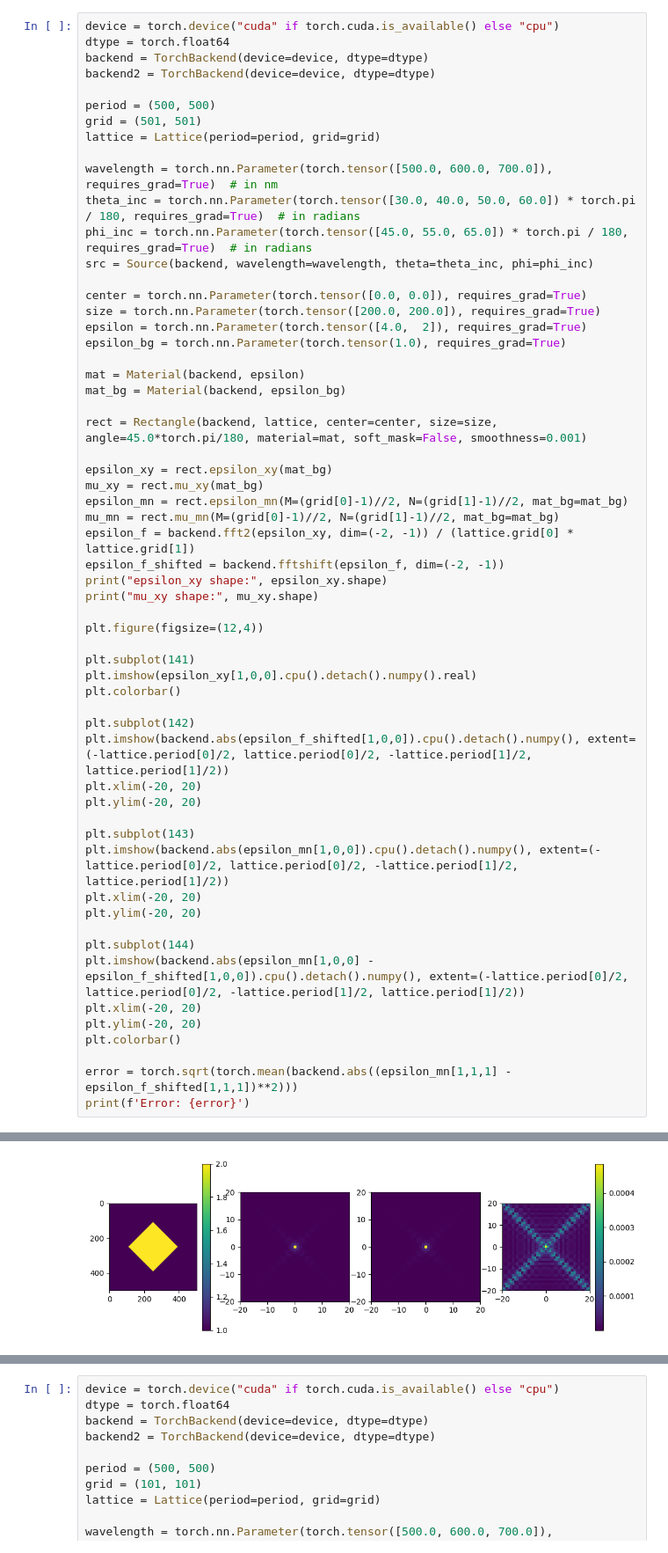
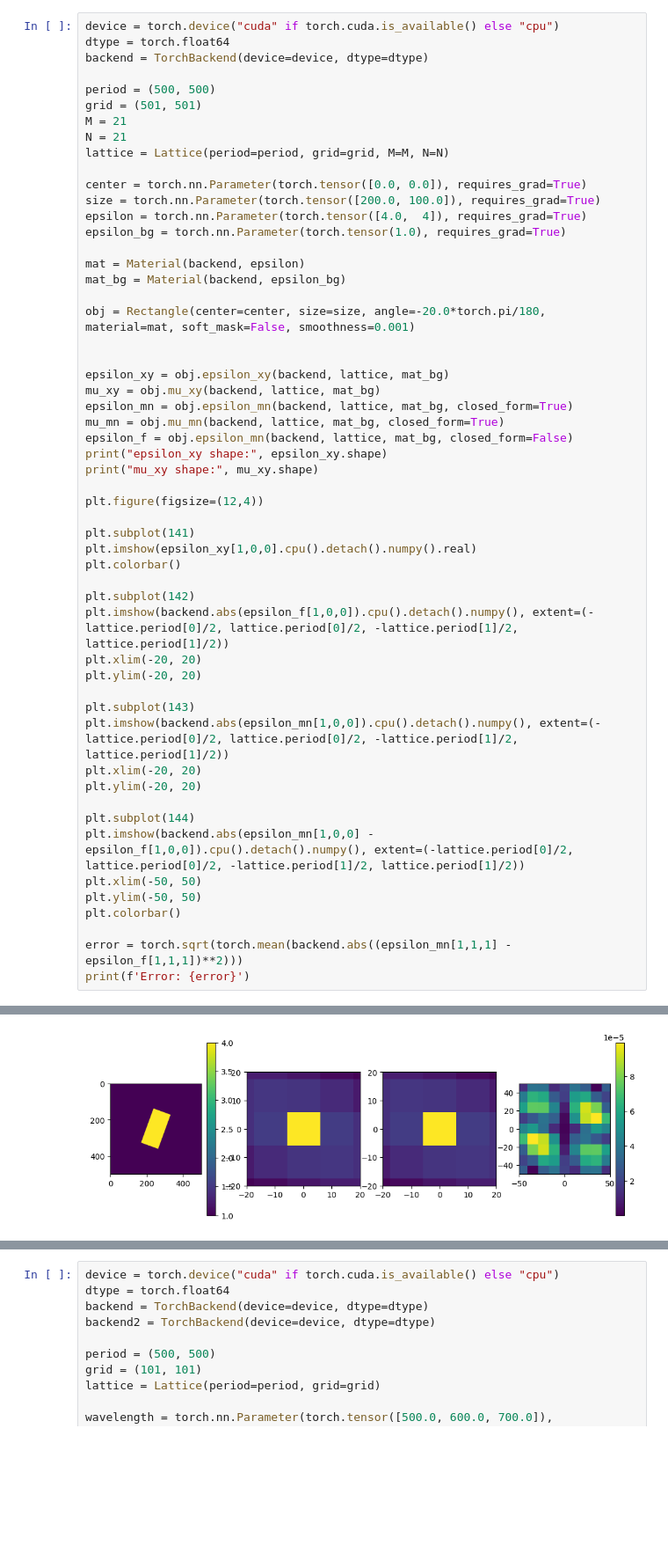
Before and after one commit to RodionovSA/metarcwa, a Jupyter notebook: test.ipynb, the cells around one changed output, grey strips where cells are left out. Shown at 88% size. Saved outputs shown, nothing was run; the diff lists cells and outputs as text; blank space fills up the shorter version.

```diff
--- a/test.ipynb
+++ b/test.ipynb
@@ -125,33 +29,29 @@ d Kx / d n_inc: tensor([103.2880, 103.2880, 103.2880, 103.2880, 103.2880])
 device = torch.device("cuda" if torch.cuda.is_available() else "cpu")
 dtype = torch.float64
 backend = TorchBackend(device=device, dtype=dtype)
-backend2 = TorchBackend(device=device, dtype=dtype)
 
 period = (500, 500)
 grid = (501, 501)
-lattice = Lattice(period=period, grid=grid)
-
-wavelength = torch.nn.Parameter(torch.tensor([500.0, 600.0, 700.0]), requires_grad=True)  # in nm
-theta_inc = torch.nn.Parameter(torch.tensor([30.0, 40.0, 50.0, 60.0]) * torch.pi / 180, requires_grad=True)  # in radians
-phi_inc = torch.nn.Parameter(torch.tensor([45.0, 55.0, 65.0]) * torch.pi / 180, requires_grad=True)  # in radians
-src = Source(backend, wavelength=wavelength, theta=theta_inc, phi=phi_inc)
+M = 21
+N = 21
+lattice = Lattice(period=period, grid=grid, M=M, N=N)
 
 center = torch.nn.Parameter(torch.tensor([0.0, 0.0]), requires_grad=True)
-size = torch.nn.Parameter(torch.tensor([200.0, 200.0]), requires_grad=True)
-epsilon = torch.nn.Parameter(torch.tensor([4.0,  2]), requires_grad=True)
+size = torch.nn.Parameter(torch.tensor([200.0, 100.0]), requires_grad=True)
+epsilon = torch.nn.Parameter(torch.tensor([4.0,  4]), requires_grad=True)
 epsilon_bg = torch.nn.Parameter(torch.tensor(1.0), requires_grad=True)
 
 mat = Material(backend, epsilon)
 mat_bg = Material(backend, epsilon_bg)
 
-rect = Rectangle(backend, lattice, center=center, size=size, angle=45.0*torch.pi/180, material=mat, soft_mask=False, smoothness=0.001)
+obj = Rectangle(center=center, size=size, angle=-20.0*torch.pi/180, material=mat, soft_mask=False, smoothness=0.001)
 
-epsilon_xy = rect.epsilon_xy(mat_bg)
-mu_xy = rect.mu_xy(mat_bg)
-epsilon_mn = rect.epsilon_mn(M=(grid[0]-1)//2, N=(grid[1]-1)//2, mat_bg=mat_bg)
-mu_mn = rect.mu_mn(M=(grid[0]-1)//2, N=(grid[1]-1)//2, mat_bg=mat_bg)
-epsilon_f = backend.fft2(epsilon_xy, dim=(-2, -1)) / (lattice.grid[0] * lattice.grid[1])
-epsilon_f_shifted = backend.fftshift(epsilon_f, dim=(-2, -1))
+
+epsilon_xy = obj.epsilon_xy(backend, lattice, mat_bg)
+mu_xy = obj.mu_xy(backend, lattice, mat_bg)
+epsilon_mn = obj.epsilon_mn(backend, lattice, mat_bg, closed_form=True)
+mu_mn = obj.mu_mn(backend, lattice, mat_bg, closed_form=True)
+epsilon_f = obj.epsilon_mn(backend, lattice, mat_bg, closed_form=False)
 print("epsilon_xy shape:", epsilon_xy.shape)
 print("mu_xy shape:", mu_xy.shape)
 
@@ -162,7 +62,7 @@ plt.imshow(epsilon_xy[1,0,0].cpu().detach().numpy().real)
 plt.colorbar()
 
 plt.subplot(142)
-plt.imshow(backend.abs(epsilon_f_shifted[1,0,0]).cpu().detach().numpy(), extent=(-lattice.period[0]/2, lattice.period[0]/2, -lattice.period[1]/2, lattice.period[1]/2))
+plt.imshow(backend.abs(epsilon_f[1,0,0]).cpu().detach().numpy(), extent=(-lattice.period[0]/2, lattice.period[0]/2, -lattice.period[1]/2, lattice.period[1]/2))
 plt.xlim(-20, 20)
 plt.ylim(-20, 20)
 
@@ -172,12 +72,12 @@ plt.xlim(-20, 20)
 plt.ylim(-20, 20)
 
 plt.subplot(144)
-plt.imshow(backend.abs(epsilon_mn[1,0,0] - epsilon_f_shifted[1,0,0]).cpu().detach().numpy(), extent=(-lattice.period[0]/2, lattice.period[0]/2, -lattice.period[1]/2, lattice.period[1]/2))
-plt.xlim(-20, 20)
-plt.ylim(-20, 20)
+plt.imshow(backend.abs(epsilon_mn[1,0,0] - epsilon_f[1,0,0]).cpu().detach().numpy(), extent=(-lattice.period[0]/2, lattice.period[0]/2, -lattice.period[1]/2, lattice.period[1]/2))
+plt.xlim(-50, 50)
+plt.ylim(-50, 50)
 plt.colorbar()
 
-error = torch.sqrt(torch.mean(backend.abs((epsilon_mn[1,1,1] - epsilon_f_shifted[1,1,1])**2)))
+error = torch.sqrt(torch.mean(backend.abs((epsilon_mn[1,1,1] - epsilon_f[1,1,1])**2)))
 print(f'Error: {error}')
 # %% [output]
 epsilon_xy shape: torch.Size([2, 3, 3, 501, 501])
@@ -186,4 +86,4 @@ Error: 2.3038206956000177e-05
-[figure, old version]
+[figure, new version]
 # %%
 bitmap = Bitmap(backend, lattice, rect.bitmap, material=mat)
 
```
Also changed, not shown: parts of 11 cells of this notebook, 18 other files.
